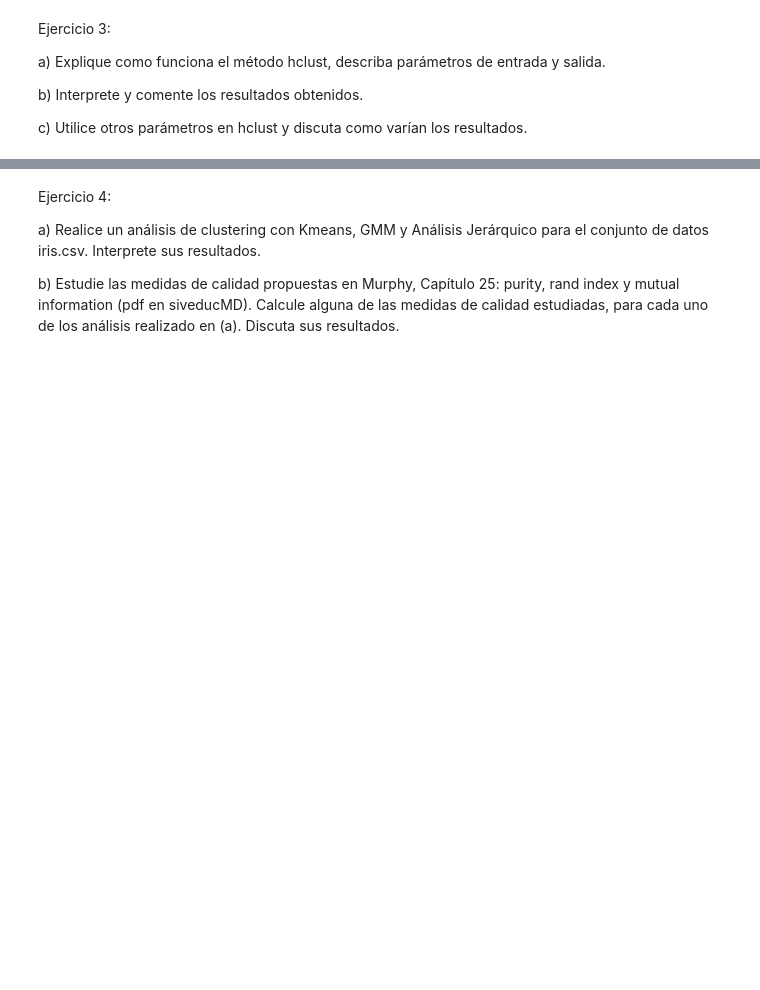
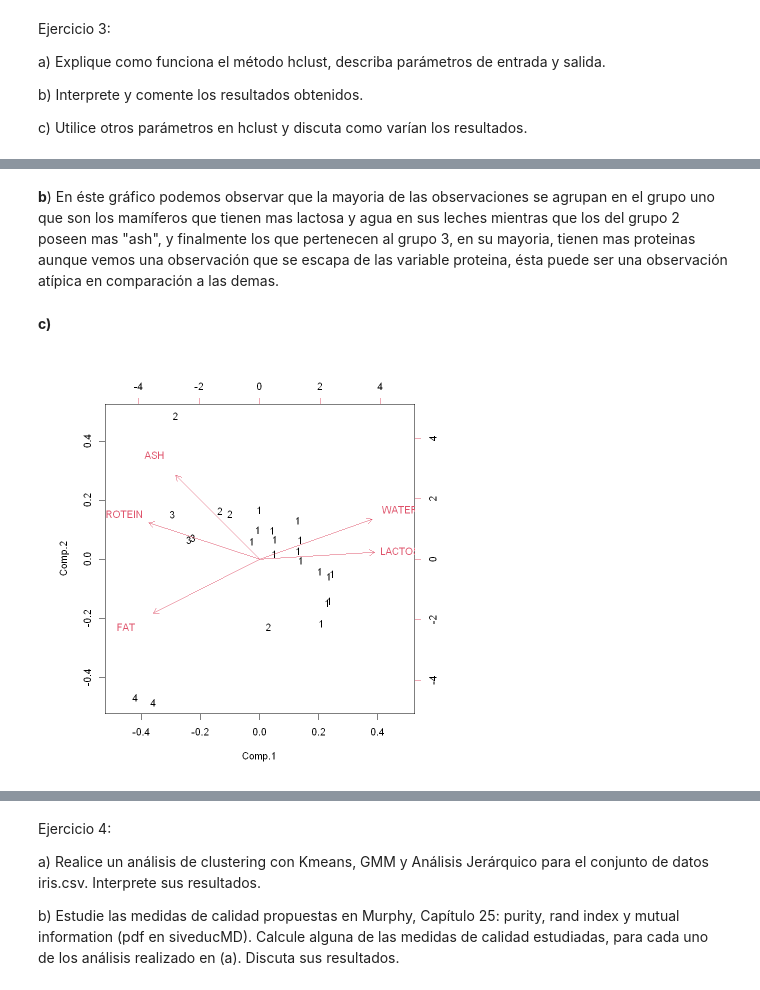
Before and after one commit to Patricio96/INFO257, a Jupyter notebook: Clustering/Clustering_Notebook2.ipynb, the cells around one changed output, grey strips where cells are left out. Cells and saved outputs as stored; diff of their text form; code cells hidden in the pictures; blank space fills up the shorter version.

```diff
--- a/Clustering/Clustering_Notebook2.ipynb
+++ b/Clustering/Clustering_Notebook2.ipynb
@@ -118,0 +220,9 @@ c) Utilice otros parámetros en hclust y discuta como varían los resultados.
+# %% [markdown]
+**b**) En éste gráfico podemos observar que la mayoria de las observaciones se agrupan en el grupo uno que son los mamíferos que tienen mas lactosa y agua en sus leches mientras que los del grupo 2 poseen mas "ash", y finalmente los que pertenecen al grupo 3, en su mayoria, tienen mas proteinas aunque vemos una observación que se escapa de las variable proteina, ésta puede ser una observación atípica en comparación a las demas.
+# %% [markdown]
+**c)**
+# %%
+res4 <- hclust(dist(datos), method = "centroid")
+biplot(res, xlabs= cutree(res4,4))
+# %% [output]
+[figure, added]
```
Also changed, not shown: parts of 26 cells of this notebook, 14 other files.
